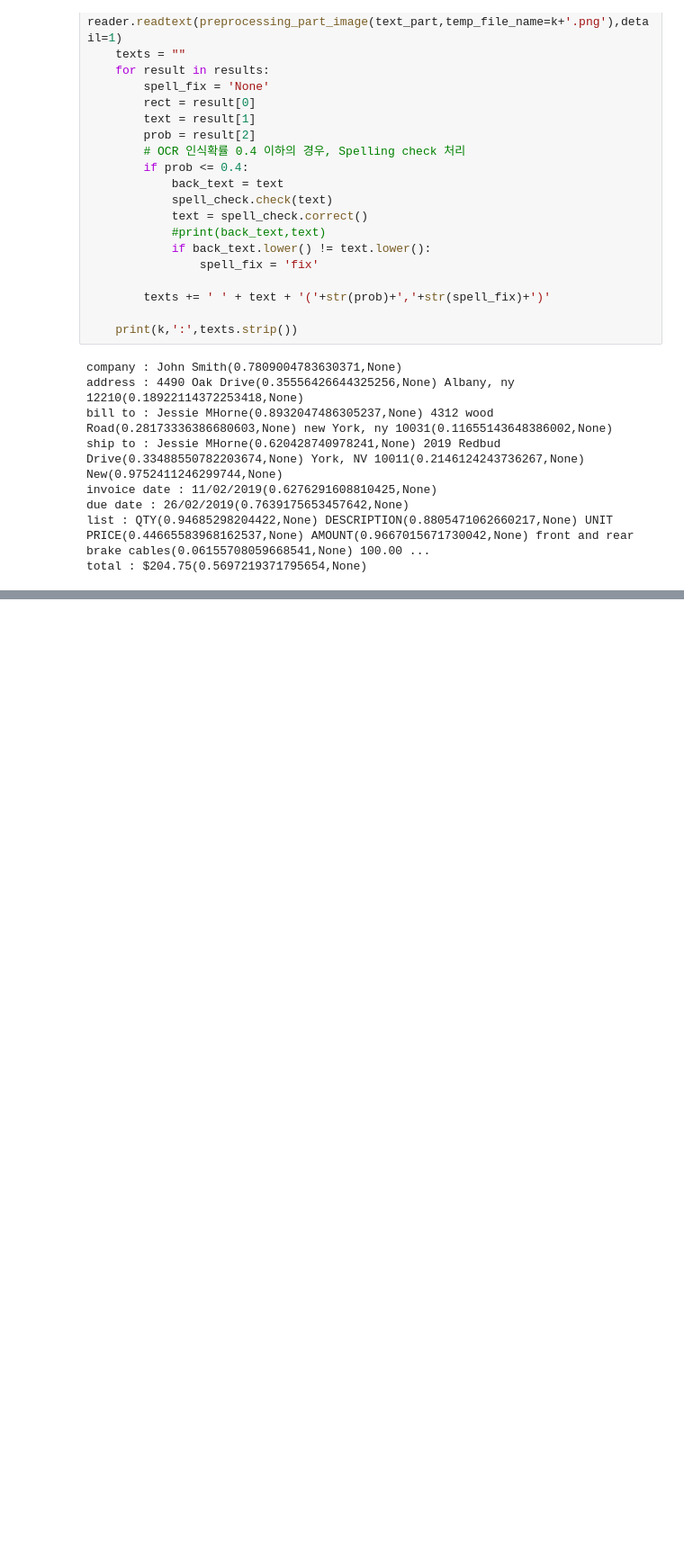
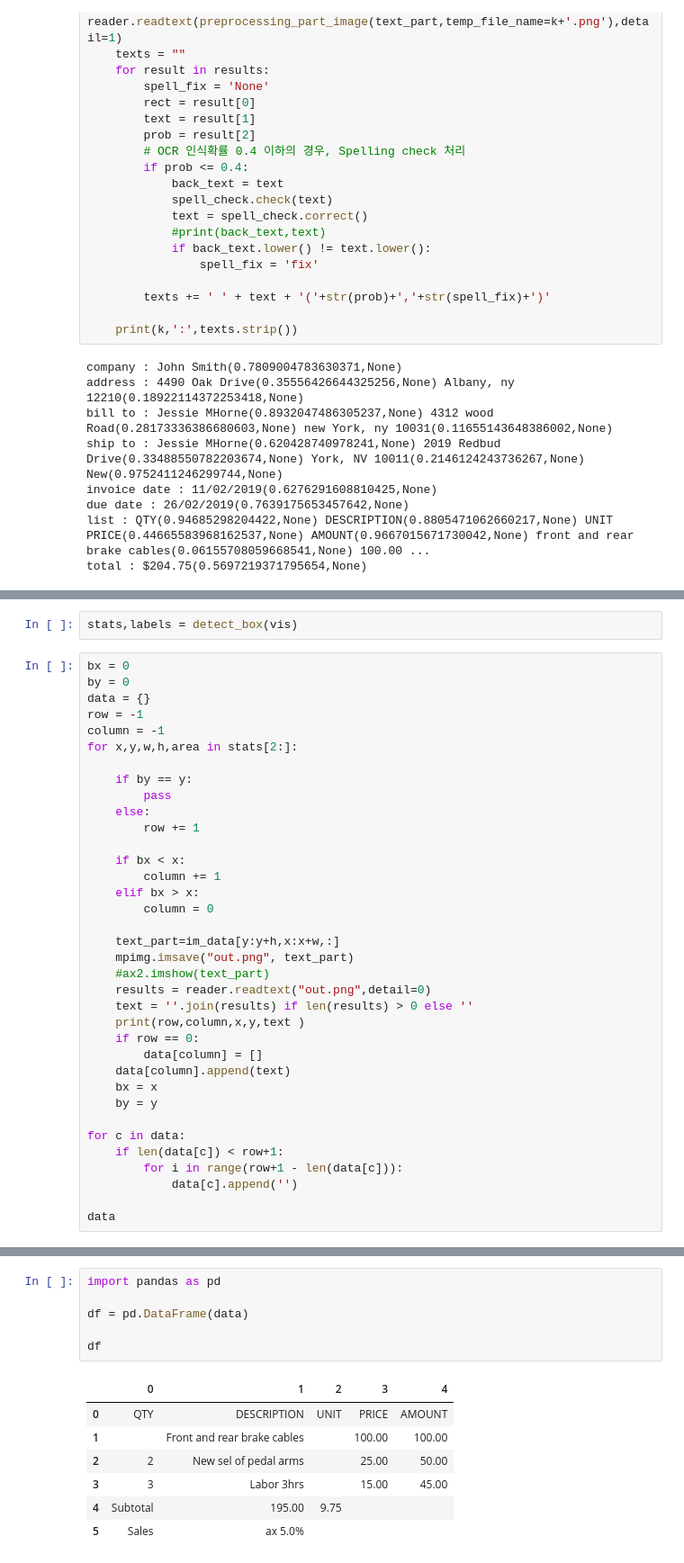
Before and after one commit to dolmani38/OCR, a Jupyter notebook: Untitled18.ipynb, the cells around one changed output, grey strips where cells are left out. Shown: that part at 90% size. Saved outputs shown, nothing was run; the diff lists cells and outputs as text; blank space fills up the shorter version.

```diff
--- a/Untitled18.ipynb
+++ b/Untitled18.ipynb
@@ -459,0 +632,38 @@ total : $204.75(0.5697219371795654,None)
+# %%
+stats,labels = detect_box(vis)
+# %%
+bx = 0
+by = 0
+data = {}
+row = -1
+column = -1
+for x,y,w,h,area in stats[2:]:
+
+    if by == y:
+        pass
+    else:
+        row += 1
+
+    if bx < x:
+        column += 1
+    elif bx > x:
+        column = 0
+
+    text_part=im_data[y:y+h,x:x+w,:]
+    mpimg.imsave("out.png", text_part)
+    #ax2.imshow(text_part)
+    results = reader.readtext("out.png",detail=0)
+    text = ''.join(results) if len(results) > 0 else ''
+    print(row,column,x,y,text )
+    if row == 0:
+        data[column] = []
+    data[column].append(text)
+    bx = x
+    by = y
+
+for c in data:
+    if len(data[c]) < row+1:
+        for i in range(row+1 - len(data[c])):
+            data[c].append('')
+
+data
@@ -459,0 +698,14 @@ total : $204.75(0.5697219371795654,None)
+# %%
+import pandas as pd
+
+df = pd.DataFrame(data)
+
+df
+# %% [output]
+|  | 0 | 1 | 2 | 3 | 4 |
+| 0 | QTY | DESCRIPTION | UNIT | PRICE | AMOUNT |
+| 1 |  | Front and rear brake cables |  | 100.00 | 100.00 |
+| 2 | 2 | New sel of pedal arms |  | 25.00 | 50.00 |
+| 3 | 3 | Labor 3hrs |  | 15.00 | 45.00 |
+| 4 | Subtotal | 195.00 | 9.75 |  |  |
+| 5 | Sales | ax 5.0% |  |  |  |
```
Also changed, not shown: parts of 7 cells of this notebook.
